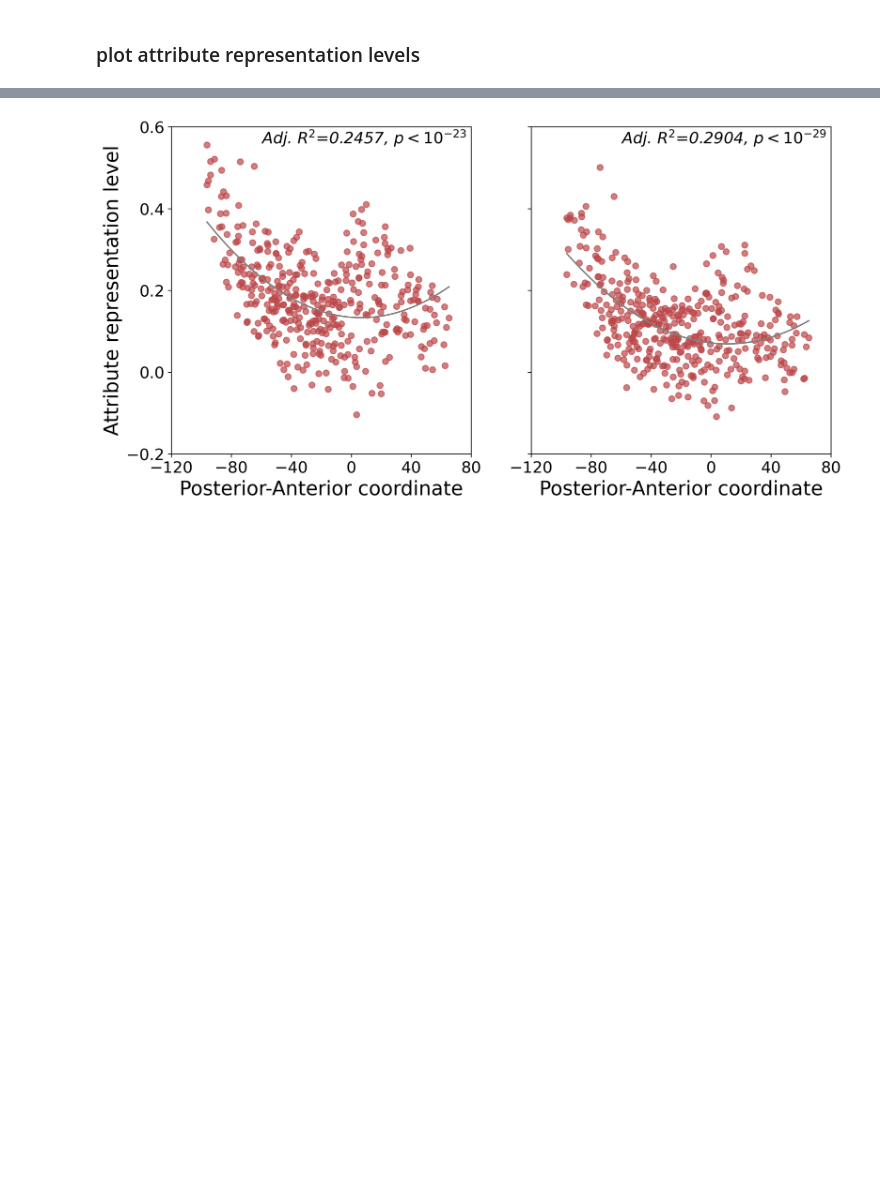
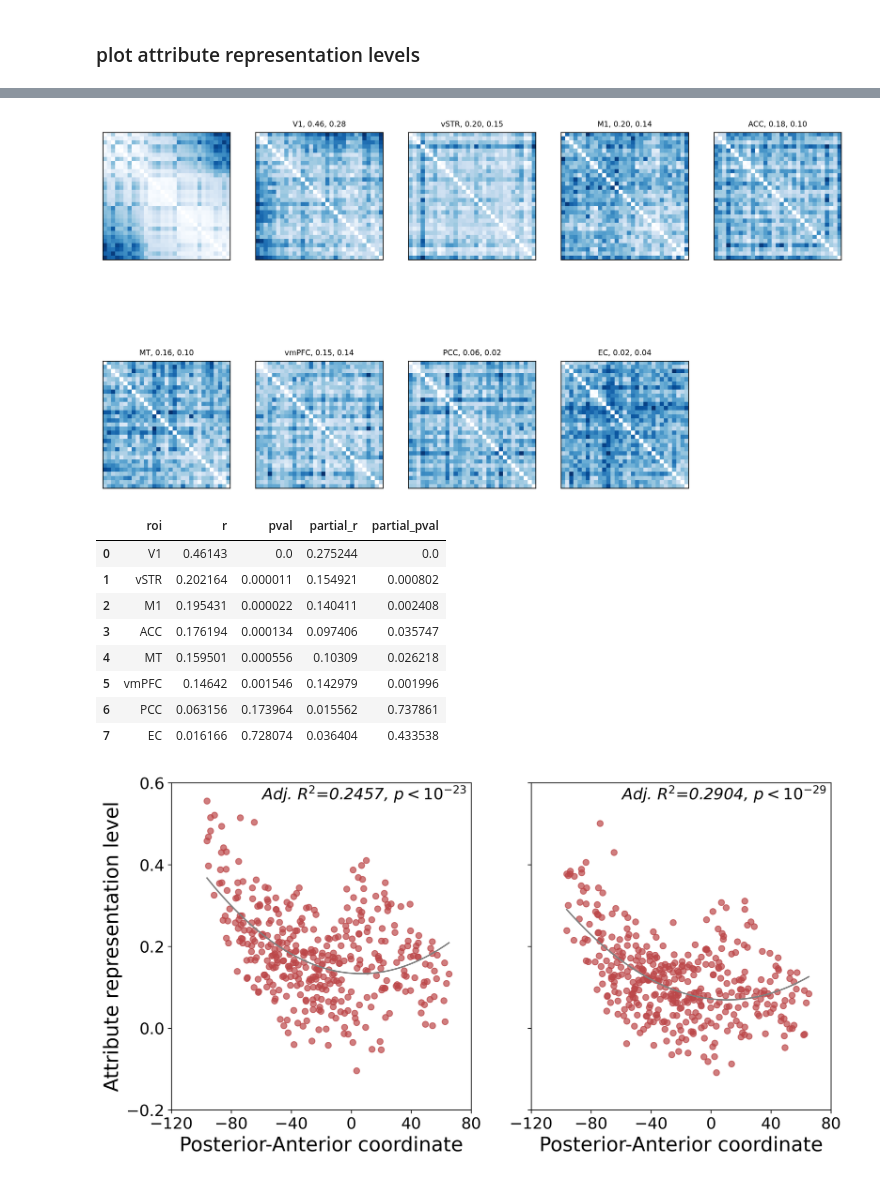
Before and after one commit to asafmm/neuro_decoy_effect, a Jupyter notebook: code/mri/fig3_attribute_representation_levels.ipynb, the cells around one changed output, grey strips where cells are left out. Cells and saved outputs as stored; diff of their text form; code cells hidden in the pictures; blank space fills up the shorter version.

```diff
--- a/code/mri/fig3_attribute_representation_levels.ipynb
+++ b/code/mri/fig3_attribute_representation_levels.ipynb
@@ -132,3 +143,16 @@ axs[i+2].remove()
+# %%
+plot_rdms_with_attribute_level(replication_subjects_roi_rdms)
+# %% [output]
+[figure, added]
+|  | roi | r | pval | partial_r | partial_pval |
+| 0 | V1 | 0.46143 | 0.0 | 0.275244 | 0.0 |
+| 1 | vSTR | 0.202164 | 0.000011 | 0.154921 | 0.000802 |
+| 2 | M1 | 0.195431 | 0.000022 | 0.140411 | 0.002408 |
+| 3 | ACC | 0.176194 | 0.000134 | 0.097406 | 0.035747 |
+| 4 | MT | 0.159501 | 0.000556 | 0.10309 | 0.026218 |
+| 5 | vmPFC | 0.14642 | 0.001546 | 0.142979 | 0.001996 |
+| 6 | PCC | 0.063156 | 0.173964 | 0.015562 | 0.737861 |
+| 7 | EC | 0.016166 | 0.728074 | 0.036404 | 0.433538 |
 # %%
 def plot_coords_vs_rdm_corr(coords_reg, coords_reg_wo_alex, column='first_rdm_corr', save_path=None):
     two_d_lm = sm.OLS(coords_reg[column], sm.add_constant(coords_reg[['y', 'y_squared']])).fit()
```
Also changed, not shown: parts of 2 cells of this notebook.
